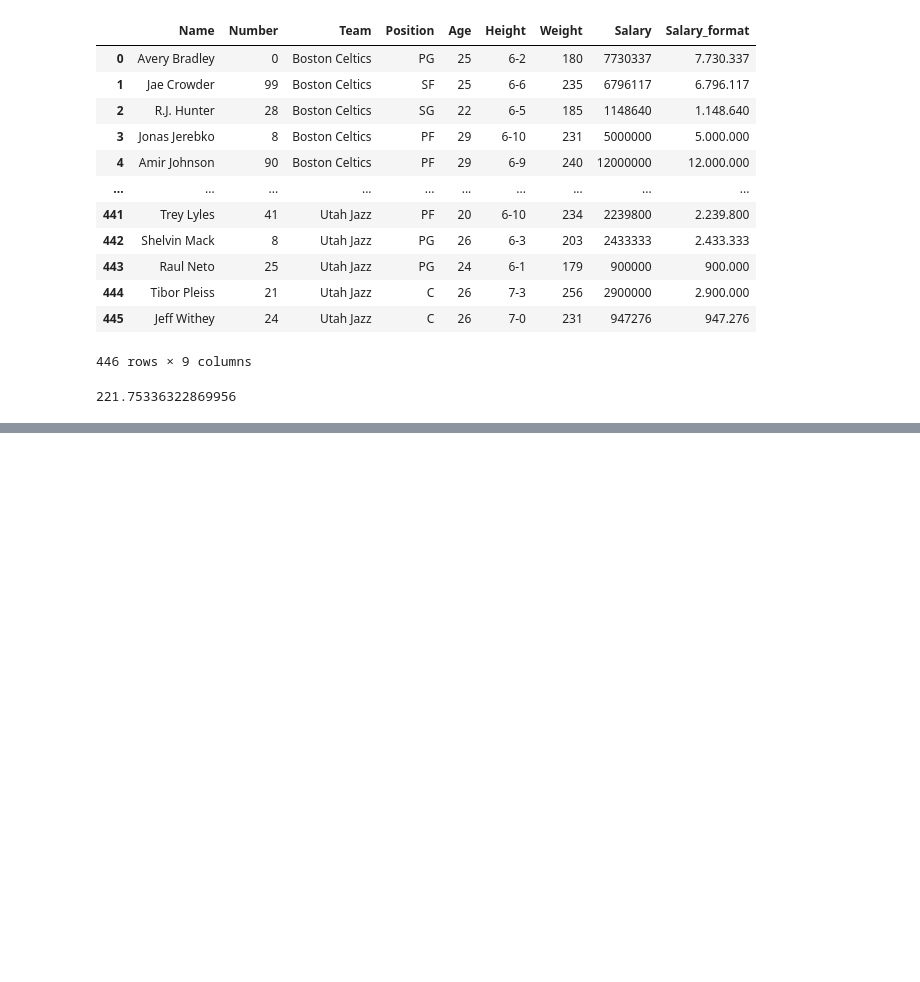
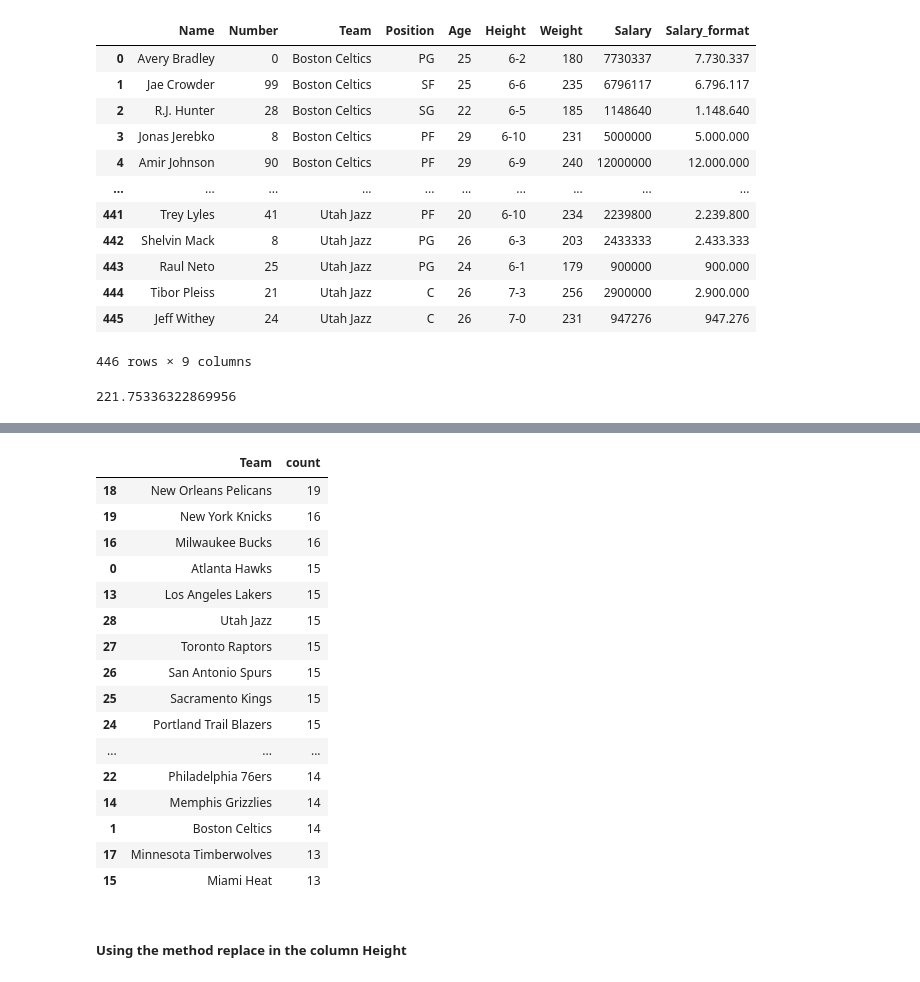
Before and after one commit to Rommelsito/Muscle-analysis, a Jupyter notebook: clean_nba.ipynb, the cells around one changed output, grey strips where cells are left out. Drawn from its saved outputs; the diff is of its cells as text; code cells hidden in the pictures; blank space fills up the shorter version.

```diff
--- a/clean_nba.ipynb
+++ b/clean_nba.ipynb
@@ -204,0 +206,22 @@ df_5.groupby('Team')['Weight'].describe()
+# %%
+df_6.groupby('Team').size().reset_index(name='count').sort_values('count',ascending=False)
+# %% [output]
+|  | Team | count |
+| 18 | New Orleans Pelicans | 19 |
+| 19 | New York Knicks | 16 |
+| 16 | Milwaukee Bucks | 16 |
+| 0 | Atlanta Hawks | 15 |
+| 13 | Los Angeles Lakers | 15 |
+| 28 | Utah Jazz | 15 |
+| 27 | Toronto Raptors | 15 |
+| 26 | San Antonio Spurs | 15 |
+| 25 | Sacramento Kings | 15 |
+| 24 | Portland Trail Blazers | 15 |
+| ... | ... | ... |
+| 22 | Philadelphia 76ers | 14 |
+| 14 | Memphis Grizzlies | 14 |
+| 1 | Boston Celtics | 14 |
+| 17 | Minnesota Timberwolves | 13 |
+| 15 | Miami Heat | 13 |
+# %% [markdown]
+##### Using the method replace in the column Height
```
Also changed, not shown: parts of 15 cells of this notebook, 1 other file.
